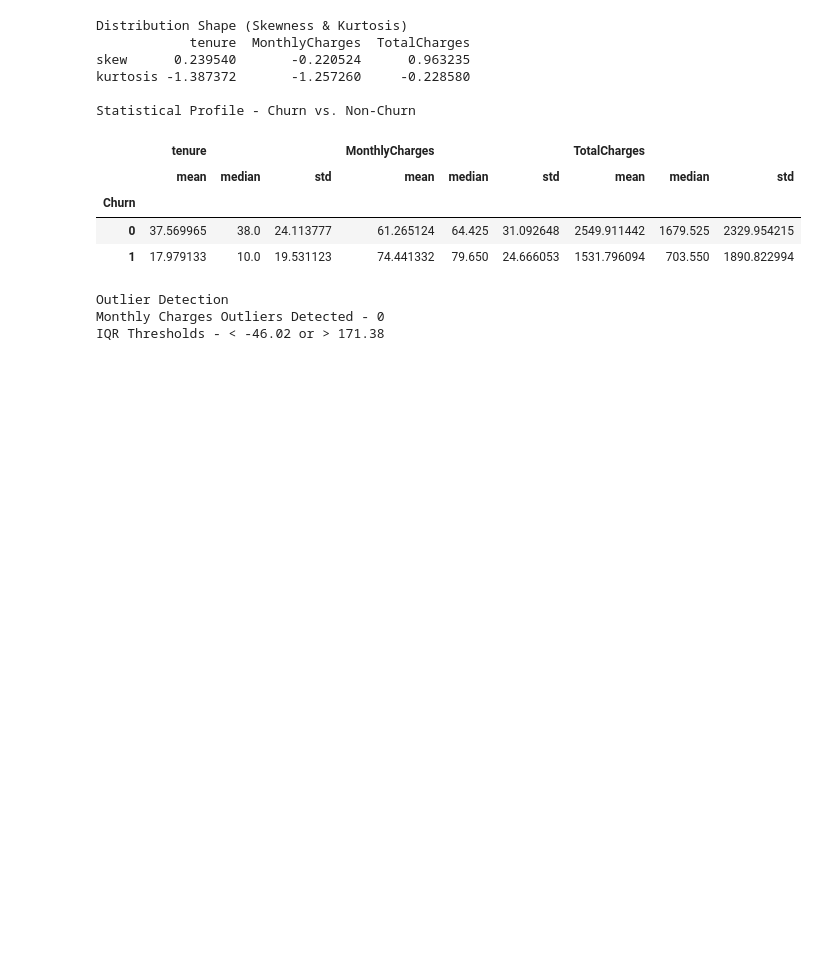
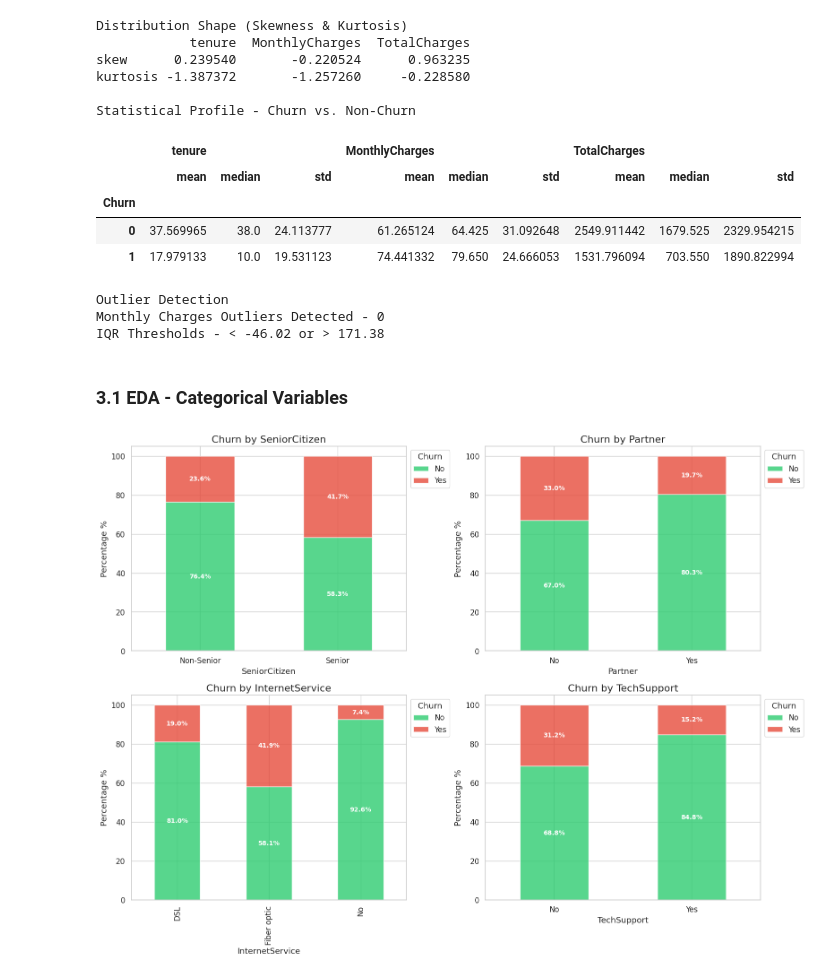
Before and after one commit to VIHANGAGIT/Telco-Customer-Churn-Analysis, a Jupyter notebook: telco_customer_churn_21021007.ipynb, the cells around one changed output. Saved outputs shown, nothing was run; the diff lists cells and outputs as text; code cells hidden in the pictures; blank space fills up the shorter version.

```diff
--- a/telco_customer_churn_21021007.ipynb
+++ b/telco_customer_churn_21021007.ipynb
@@ -197,3 +197,43 @@ Statistical Profile - Churn vs. Non-Churn
 Outlier Detection
 Monthly Charges Outliers Detected - 0
 IQR Thresholds - < -46.02 or > 171.38
+# %% [markdown]
+### 3.1 EDA - Categorical Variables
+# %%
+def plot_churn_rate(feature, ax, data_source):
+    # 1. Create the cross-tabulation using the passed data_source
+    # We use 'Churn' from the same source to ensure the rows match perfectly
+    temp = pd.crosstab(data_source[feature], df['Churn'], normalize='index') * 100
+
+    # 2. Plot stacked bar
+    temp.plot(kind='bar', stacked=True, ax=ax, color=['#2ecc71', '#e74c3c'], alpha=0.8)
+
+    for container in ax.containers:
+        ax.bar_label(container, label_type='center', fmt='%.1f%%', fontsize=10, color='white', fontweight='bold')
+
+    ax.set_title(f'Churn by {feature}')
+    ax.set_ylabel('Percentage %')
+    ax.legend(title='Churn', labels=['No', 'Yes'], loc='upper right',bbox_to_anchor=(1.17, 1))
+
+# Plotting
+fig, axes = plt.subplots(2, 2, figsize=(16, 12))
+
+# Senior Citizen Impact
+plot_churn_rate('SeniorCitizen', axes[0, 0], df)
+axes[0, 0].set_xticklabels(['Non-Senior', 'Senior'], rotation=0)
+
+# Partner Status
+plot_churn_rate('Partner', axes[0, 1], df)
+axes[0, 1].set_xticklabels(['No', 'Yes'], rotation=0)
+
+# Internet Service Type
+plot_churn_rate('InternetService', axes[1, 0], df_original_multicats)
+
+# Tech Support (Value-Added Service)
+plot_churn_rate('TechSupport', axes[1, 1], df)
+axes[1, 1].set_xticklabels(['No', 'Yes'], rotation=0)
+
+plt.tight_layout()
+plt.show()
+# %% [output]
+[figure, added]
```
Also changed, not shown: parts of 12 cells of this notebook.
